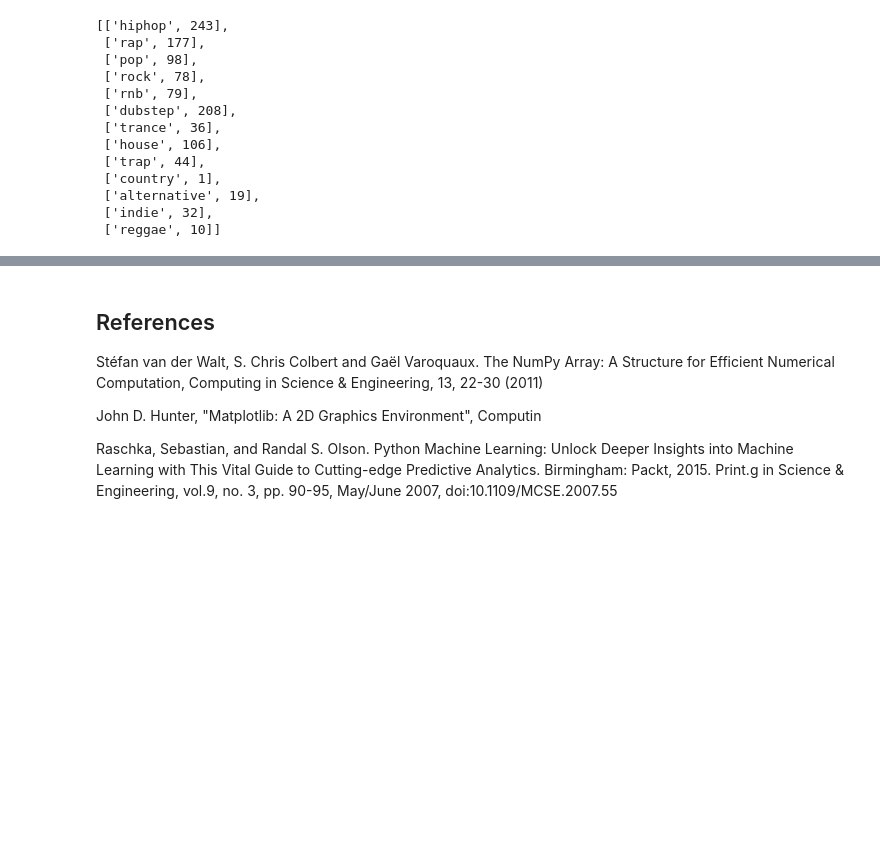
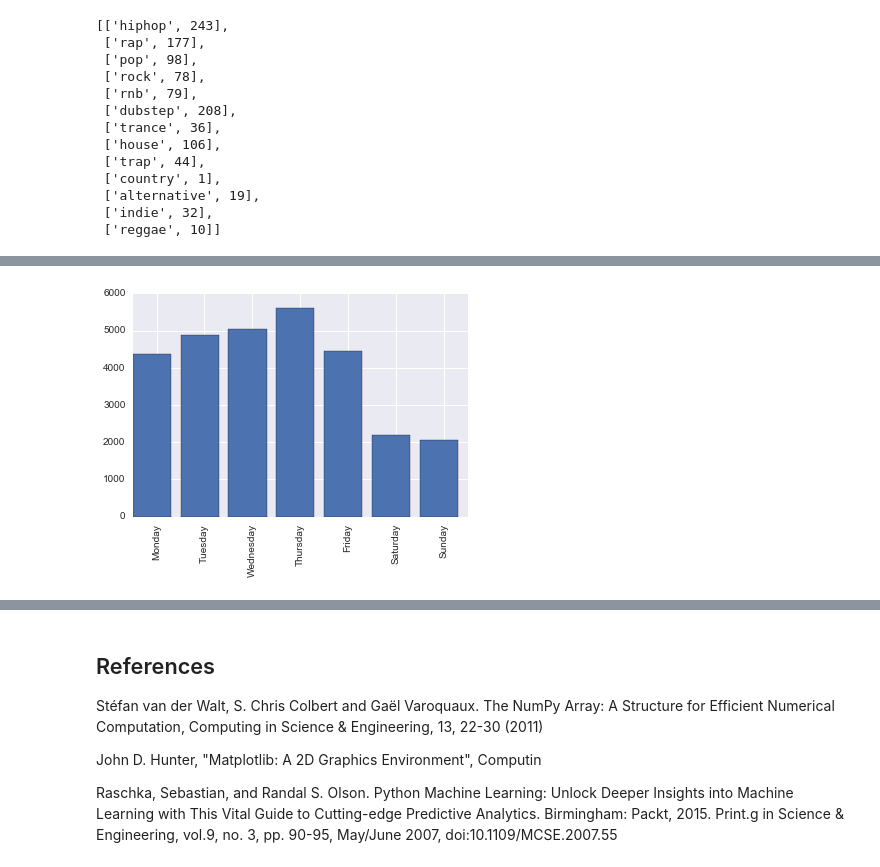
Before and after one commit to chaseWilliams/moodify, a Jupyter notebook: new_features.ipynb, the cells around one changed output, grey strips where cells are left out. Saved outputs shown, nothing was run; the diff lists cells and outputs as text; code cells hidden in the pictures; blank space fills up the shorter version.

```diff
--- a/new_features.ipynb
+++ b/new_features.ipynb
@@ -349,0 +381,16 @@ top_five_values, top_five_names
+# %%
+times = history_df['date'].values
+def get_wkday(seconds):
+    gmtime = time.gmtime(int(seconds))
+    return gmtime.tm_wday
+get_wkday = np.vectorize(get_wkday)
+wkday_counts = Counter(get_wkday(times)).most_common()
+wkday_counts.sort(key=lambda x: x[0])
+days, counts = zip(*wkday_counts)
+days = np.array(days)
+weekdays = ['Monday', 'Tuesday', 'Wednesday', 'Thursday', 'Friday', 'Saturday', 'Sunday']
+plt.bar(days, counts)
+plt.xticks(days + 0.5, weekdays, rotation=90)
+plt.show()
+# %% [output]
+[figure, added]
```
Also changed, not shown: parts of 15 cells of this notebook, 3 other files.
